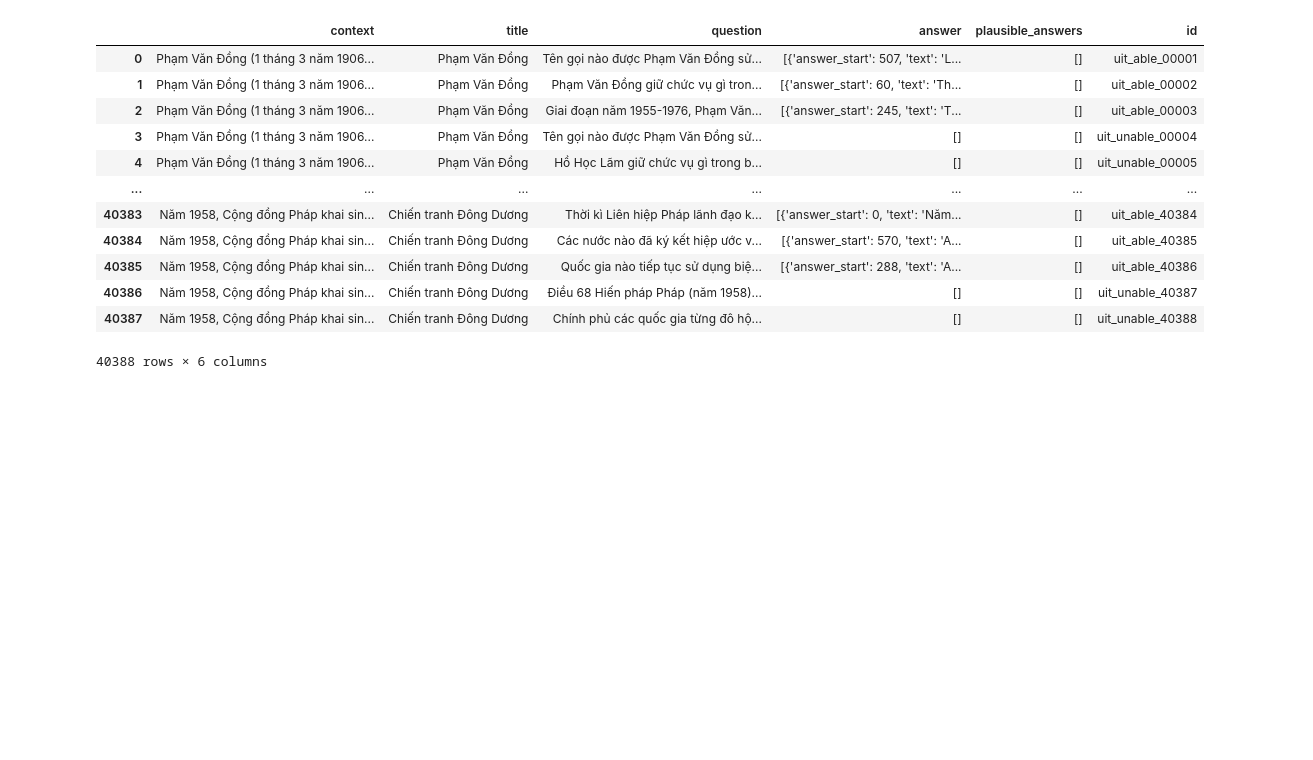
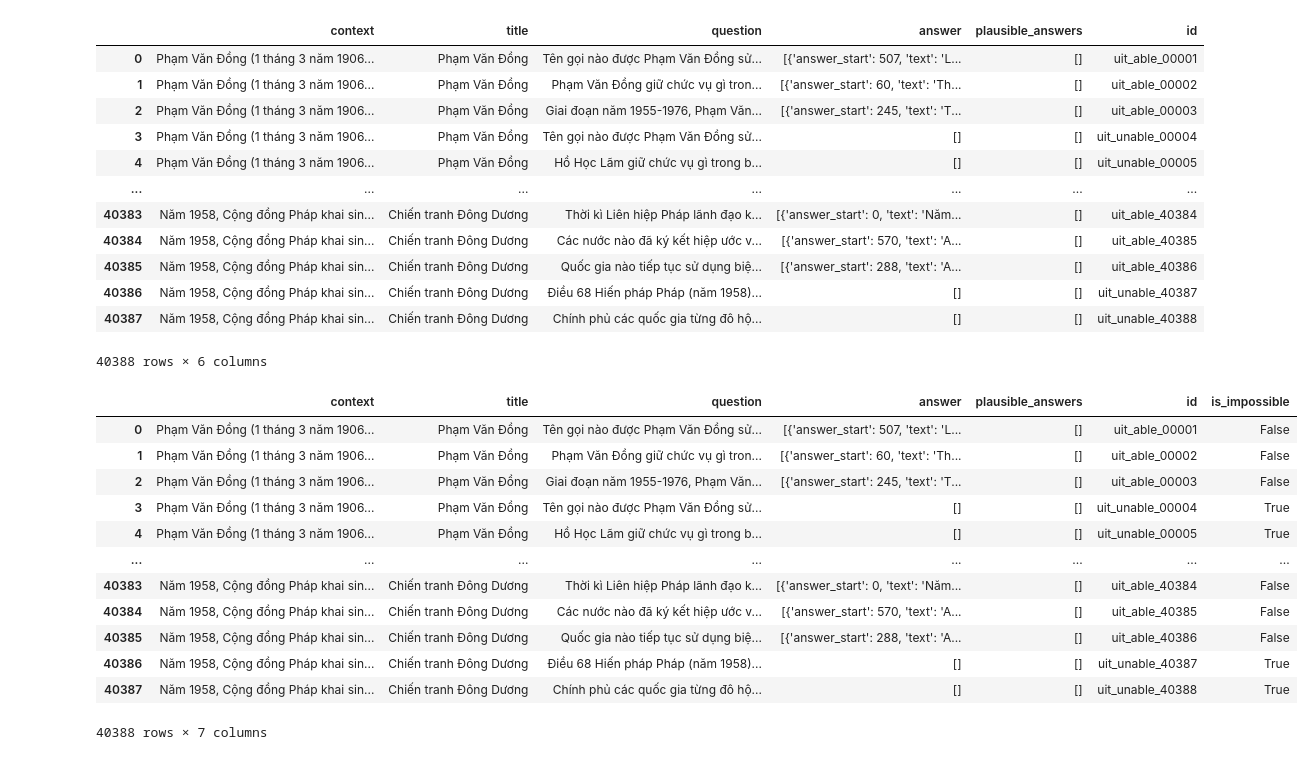
Before and after one commit to dat-browny/Multidocs-MRC, a Jupyter notebook: split_dataset.ipynb, the cells around one changed output. Saved outputs shown, nothing was run; the diff lists cells and outputs as text; code cells hidden in the pictures; blank space fills up the shorter version.

```diff
--- a/split_dataset.ipynb
+++ b/split_dataset.ipynb
@@ -260,7 +260,7 @@ new_df
 plausible = [[] for i in range(len(new_df))]
 new_df['plausible_answers'] = plausible
 # %%
-new_df['is_impossible'] = [False if not answer else True for answer in new_df['answer']]
+new_df['is_impossible'] = [True if not answer else False for answer in new_df['answer']]
 # %%
 ids = []
 for id, answer in enumerate(new_df['answer']):
@@ -270,6 +270,22 @@ for id, answer in enumerate(new_df['answer']):
         type = 'able'
     ids.append(f'uit_{type}_{str(id+1).zfill(5)}')
 new_df['id'] = ids
+# %%
+new_df
+# %% [output]
+|  | context | title | question | answer | plausible_answers | id | is_impossible |
+| 0 | Phạm Văn Đồng (1 tháng 3 năm 1906... | Phạm Văn Đồng | Tên gọi nào được Phạm Văn Đồng sử... | [{'answer_start': 507, 'text': 'L... | [] | uit_able_00001 | False |
+| 1 | Phạm Văn Đồng (1 tháng 3 năm 1906... | Phạm Văn Đồng | Phạm Văn Đồng giữ chức vụ gì tron... | [{'answer_start': 60, 'text': 'Th... | [] | uit_able_00002 | False |
+| 2 | Phạm Văn Đồng (1 tháng 3 năm 1906... | Phạm Văn Đồng | Giai đoạn năm 1955-1976, Phạm Văn... | [{'answer_start': 245, 'text': 'T... | [] | uit_able_00003 | False |
+| 3 | Phạm Văn Đồng (1 tháng 3 năm 1906... | Phạm Văn Đồng | Tên gọi nào được Phạm Văn Đồng sử... | [] | [] | uit_unable_00004 | True |
+| 4 | Phạm Văn Đồng (1 tháng 3 năm 1906... | Phạm Văn Đồng | Hồ Học Lãm giữ chức vụ gì trong b... | [] | [] | uit_unable_00005 | True |
+| ... | ... | ... | ... | ... | ... | ... | ... |
+| 40383 | Năm 1958, Cộng đồng Pháp khai sin... | Chiến tranh Đông Dương | Thời kì Liên hiệp Pháp lãnh đạo k... | [{'answer_start': 0, 'text': 'Năm... | [] | uit_able_40384 | False |
+| 40384 | Năm 1958, Cộng đồng Pháp khai sin... | Chiến tranh Đông Dương | Các nước nào đã ký kết hiệp ước v... | [{'answer_start': 570, 'text': 'A... | [] | uit_able_40385 | False |
+| 40385 | Năm 1958, Cộng đồng Pháp khai sin... | Chiến tranh Đông Dương | Quốc gia nào tiếp tục sử dụng biệ... | [{'answer_start': 288, 'text': 'A... | [] | uit_able_40386 | False |
+| 40386 | Năm 1958, Cộng đồng Pháp khai sin... | Chiến tranh Đông Dương | Điều 68 Hiến pháp Pháp (năm 1958)... | [] | [] | uit_unable_40387 | True |
+| 40387 | Năm 1958, Cộng đồng Pháp khai sin... | Chiến tranh Đông Dương | Chính phủ các quốc gia từng đô hộ... | [] | [] | uit_unable_40388 | True |
+40388 rows × 7 columns
 # %%
 augment_train = convert_to_json(new_df)
 # %%
```
Also changed, not shown: 1 other file.
